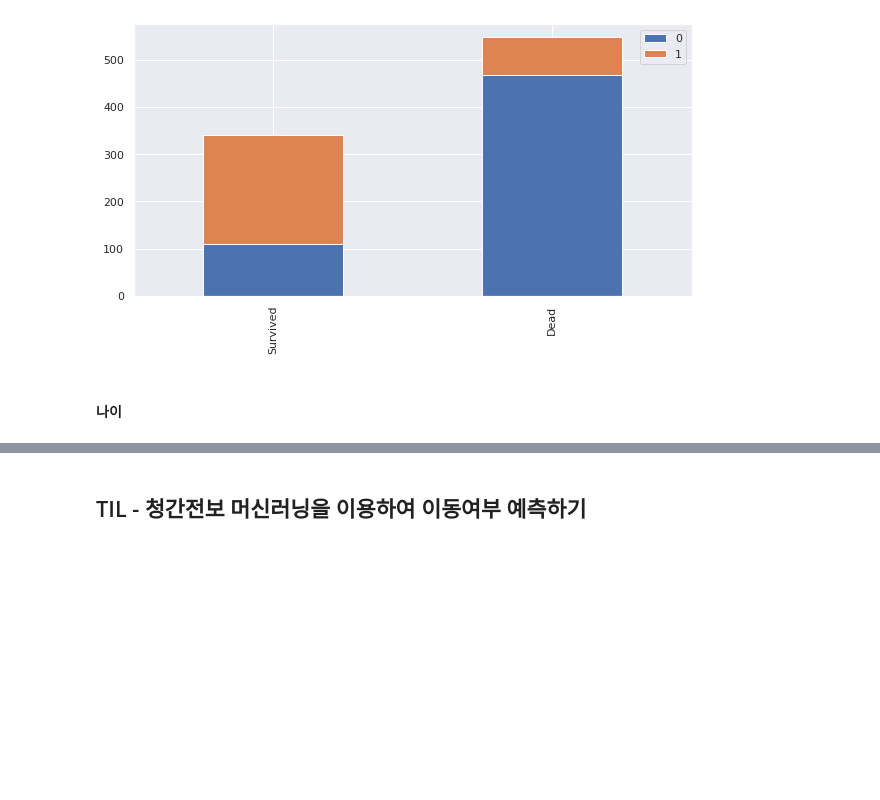
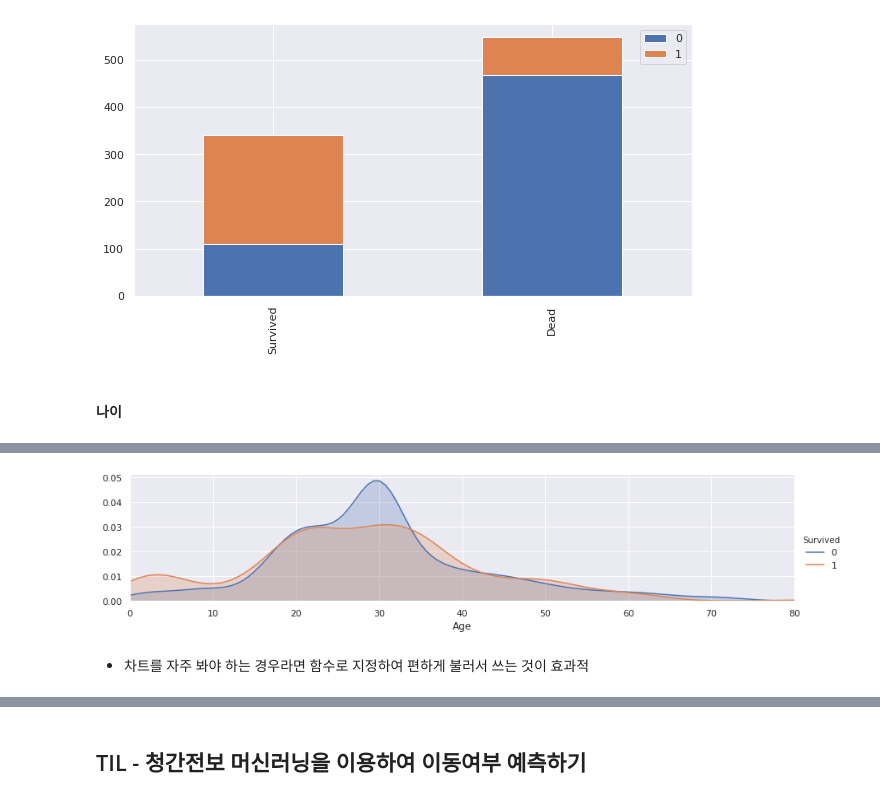
Before and after one commit to 951237/TIL, a Jupyter notebook: TIL_2020_02.ipynb, the cells around one changed output, grey strips where cells are left out. Drawn from its saved outputs; the diff is of its cells as text; code cells hidden in the pictures; blank space fills up the shorter version.

```diff
--- a/TIL_2020_02.ipynb
+++ b/TIL_2020_02.ipynb
@@ -684,0 +795,13 @@ bar_chart('Sex')
+# %%
+def facet_chart(feacher):
+    facet = sns.FacetGrid(train, hue = 'Survived', aspect=4)
+    facet.map(sns.kdeplot, feacher, shade = True)
+    facet.set(xlim = (0, train[feacher].max()))
+    facet.add_legend()
+    plt.show()
+# %%
+facet_chart('Age')
+# %% [output]
+[figure, added]
+# %% [markdown]
+- 차트를 자주 봐야 하는 경우라면 함수로 지정하여 편하게 불러서 쓰는 것이 효과적
```
Also changed, not shown: parts of 24 cells of this notebook.
